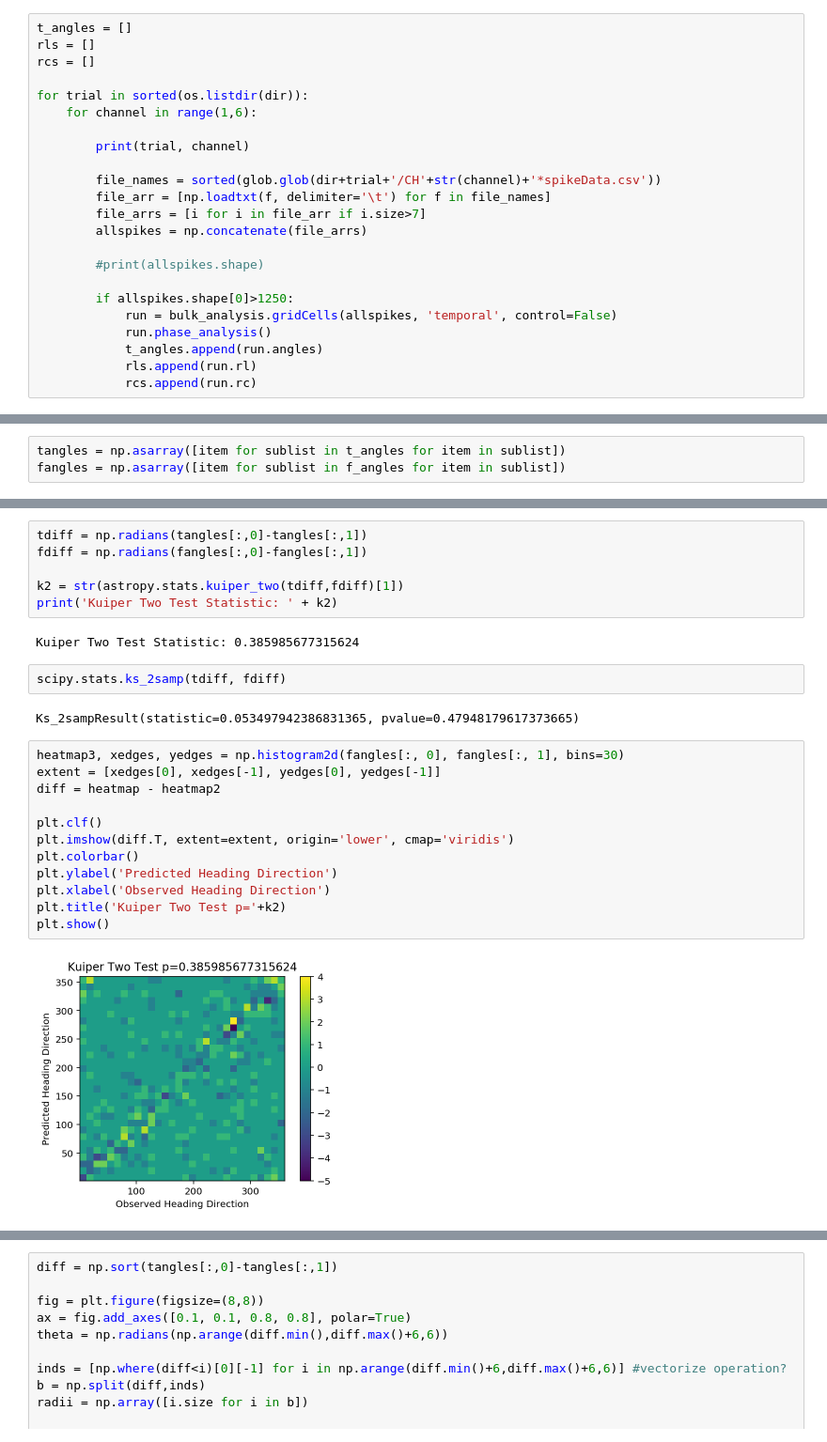
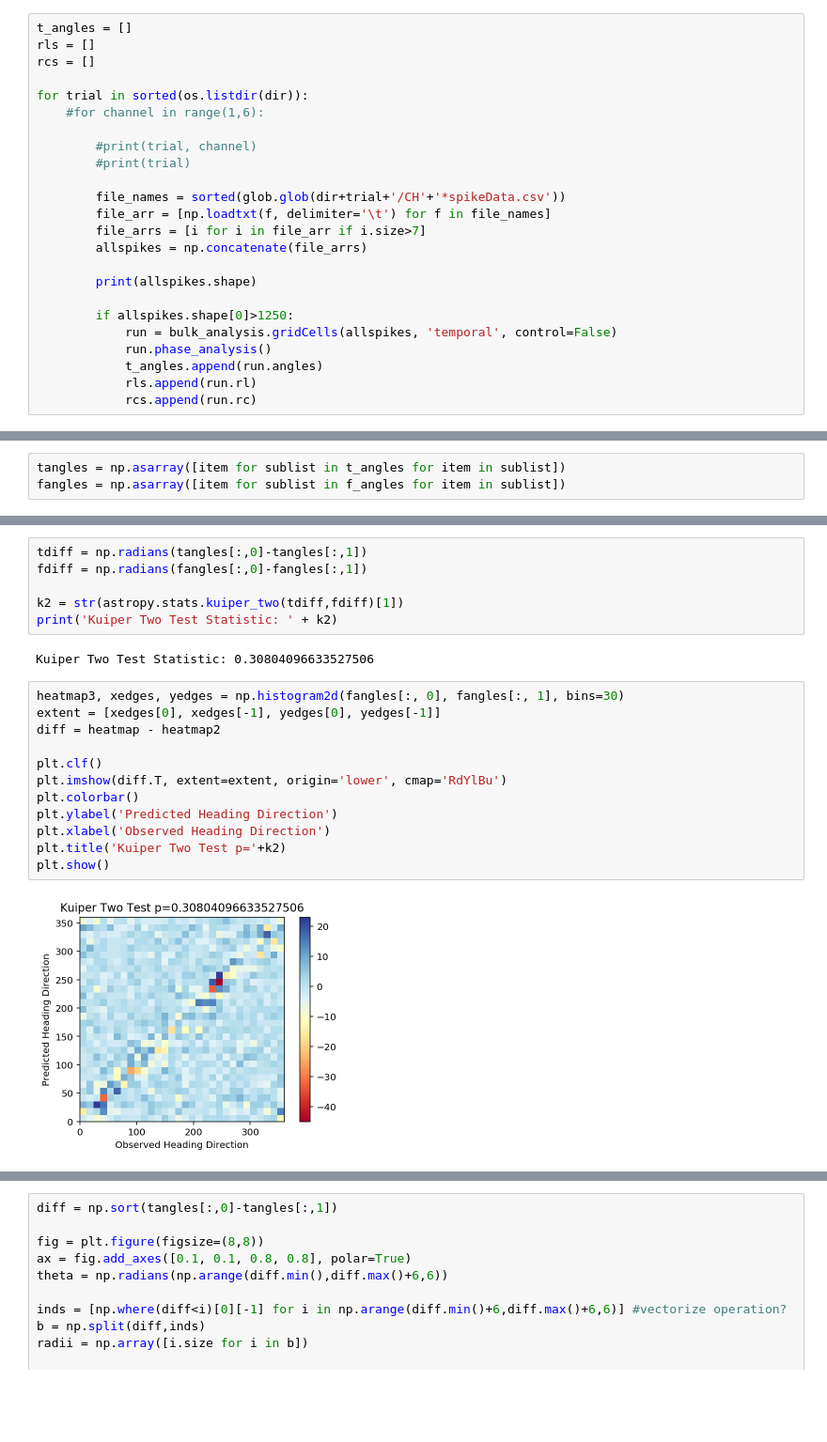
Before and after one commit to DanielHHowell/Grid-Cell, a Jupyter notebook: bulk-main.ipynb, the cells around one changed output, grey strips where cells are left out. Shown at 94% size. Saved outputs shown, nothing was run; the diff lists cells and outputs as text; blank space fills up the shorter version.

```diff
--- a/bulk-main.ipynb
+++ b/bulk-main.ipynb
@@ -37,16 +35,17 @@ rls = []
 rcs = []
 
 for trial in sorted(os.listdir(dir)):
-    for channel in range(1,6):
+    #for channel in range(1,6):
 
-        print(trial, channel)
+        #print(trial, channel)
+        #print(trial)
 
-        file_names = sorted(glob.glob(dir+trial+'/CH'+str(channel)+'*spikeData.csv'))
+        file_names = sorted(glob.glob(dir+trial+'/CH'+'*spikeData.csv'))
         file_arr = [np.loadtxt(f, delimiter='\t') for f in file_names]
         file_arrs = [i for i in file_arr if i.size>7]
         allspikes = np.concatenate(file_arrs)
 
-        #print(allspikes.shape)
+        print(allspikes.shape)
 
         if allspikes.shape[0]>1250:
             run = bulk_analysis.gridCells(allspikes, 'temporal', control=False)
@@ -186,22 +228,18 @@ fdiff = np.radians(fangles[:,0]-fangles[:,1])
 k2 = str(astropy.stats.kuiper_two(tdiff,fdiff)[1])
 print('Kuiper Two Test Statistic: ' + k2)
 # %% [output]
-Kuiper Two Test Statistic: 0.385985677315624
+Kuiper Two Test Statistic: 0.30804096633527506
-# %%
-scipy.stats.ks_2samp(tdiff, fdiff)
-# %% [output]
-Ks_2sampResult(statistic=0.053497942386831365, pvalue=0.47948179617373665)
 # %%
 heatmap3, xedges, yedges = np.histogram2d(fangles[:, 0], fangles[:, 1], bins=30)
 extent = [xedges[0], xedges[-1], yedges[0], yedges[-1]]
 diff = heatmap - heatmap2
 
 plt.clf()
-plt.imshow(diff.T, extent=extent, origin='lower', cmap='viridis')
+plt.imshow(diff.T, extent=extent, origin='lower', cmap='RdYlBu')
 plt.colorbar()
 plt.ylabel('Predicted Heading Direction')
 plt.xlabel('Observed Heading Direction')
 plt.title('Kuiper Two Test p='+k2)
 plt.show()
 # %% [output]
-[figure, old version]
+[figure, new version]
```
Also changed, not shown: parts of 10 cells of this notebook, 1 other file.
